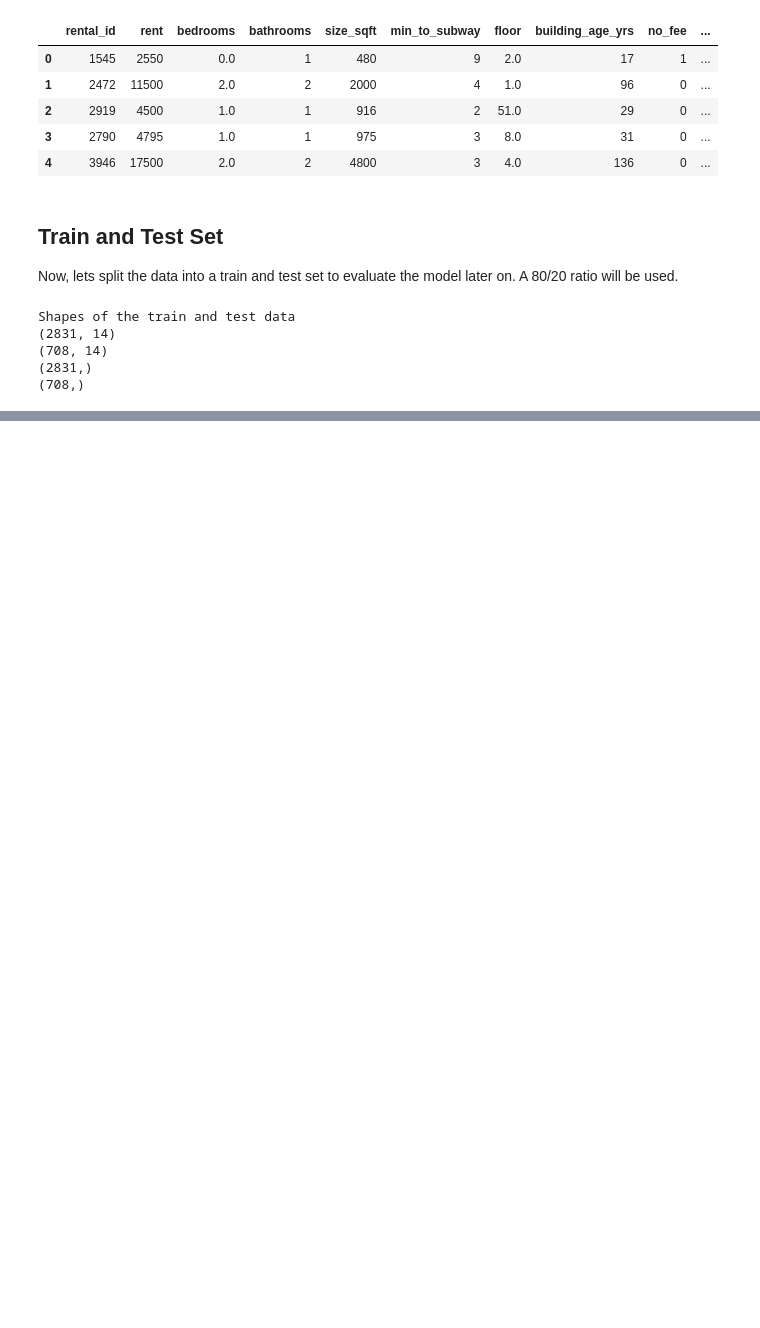
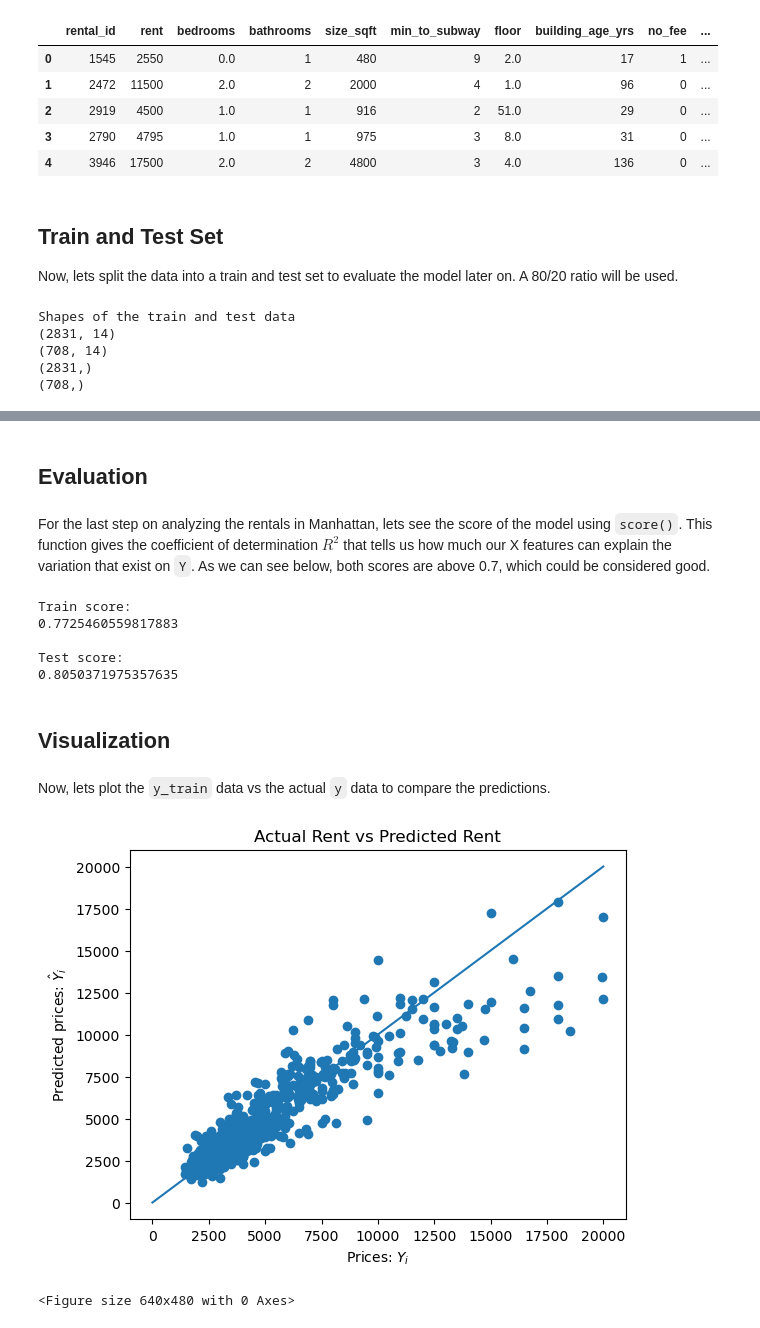
Before and after one commit to Joel-Milla/StreetEasy_LinearRegression, a Jupyter notebook: StreetEasy Model.ipynb, the cells around one changed output, grey strips where cells are left out. Saved outputs shown, nothing was run; the diff lists cells and outputs as text; code cells hidden in the pictures; blank space fills up the shorter version.

Commit message:
Make models and analysis for Brookly and Queen rentals

```diff
--- a/StreetEasy Model.ipynb
+++ b/StreetEasy Model.ipynb
@@ -31,7 +32,7 @@ import pandas as pd
 Now, lets load the data of Manhattan into `rentals_manhattan` and see the information:
 # %%
-rentals_manhattan = pd.read_csv('https://raw.githubusercontent.com/Codecademy/datasets/master/streeteasy/manhattan.csv')
-rentals_manhattan.head()
+manhattan = pd.read_csv('https://raw.githubusercontent.com/Codecademy/datasets/master/streeteasy/manhattan.csv')
+manhattan.head()
 # %% [output]
 |  | rental_id | rent | bedrooms | bathrooms | size_sqft | min_to_subway | floor | building_age_yrs | no_fee | ... |
 | 0 | 1545 | 2550 | 0.0 | 1 | 480 | 9 | 2.0 | 17 | 1 | ... |
@@ -47,7 +48,7 @@ Now, lets split the data into a train and test set to evaluate the model later o
 from sklearn.model_selection import train_test_split
 
 # Get the independent features to predict the rental price
-features = rentals_manhattan[['bedrooms',
+X = manhattan[['bedrooms',
                             'bathrooms',
                             'size_sqft',
                             'min_to_subway',
@@ -62,16 +63,15 @@ features = rentals_manhattan[['bedrooms',
                             'has_patio',
                             'has_gym']]
 
-rent_price = rentals_manhattan['rent']
+y = rentals_manhattan['rent']
 
 # Get the different data
-features_train, features_test, rent_price_train, rent_price_test = train_test_split(features, rent_price,\
-                                                                                        train_size=0.8, test_size=0.2, random_state=6)
+X_train, X_test, y_train, y_test = train_test_split(X, y,train_size=0.8, test_size=0.2, random_state=6)
 print('Shapes of the train and test data')
-print(features_train.shape)
-print(features_test.shape)
-print(rent_price_train.shape)
-print(rent_price_test.shape)
+print(X_train.shape)
+print(X_test.shape)
+print(y_train.shape)
+print(y_test.shape)
 # %% [output]
 Shapes of the train and test data
 (2831, 14)
@@ -80,0 +85,40 @@ Shapes of the train and test data
+# %%
+from sklearn.linear_model import LinearRegression
+
+model = LinearRegression()
+model.fit(X_train, y_train)
+
+y_predicted = model.predict(X_test)
+# %% [markdown]
+## Evaluation
+# %% [markdown]
+For the last step on analyzing the rentals in Manhattan, lets see the score of the model using `score()`. This function gives the coefficient of determination $R^{2}$ that tells us how much our X features can explain the variation that exist on `Y`. As we can see below, both scores are above 0.7, which could be considered good.
+# %%
+print("Train score:")
+print(model.score(X_train, y_train))
+print()
+print("Test score:")
+print(model.score(X_test, y_test))
+# %% [output]
+Train score:
+0.7725460559817883
+
+Test score:
+0.8050371975357635
+# %% [markdown]
+## Visualization
+# %% [markdown]
+Now, lets plot the `y_train` data vs the actual `y` data to compare the predictions.
+# %%
+plt.scatter(y_test, y_predicted)
+plt.plot(range(20000), range(20000))
+
+plt.xlabel("Prices: $Y_i$")
+plt.ylabel("Predicted prices: $\hat{Y}_i$")
+plt.title("Actual Rent vs Predicted Rent")
+
+plt.show()
+plt.clf()
+# %% [output]
+[figure, added]
+<Figure size 640x480 with 0 Axes>
```
Also changed, not shown: parts of 23 cells of this notebook.
